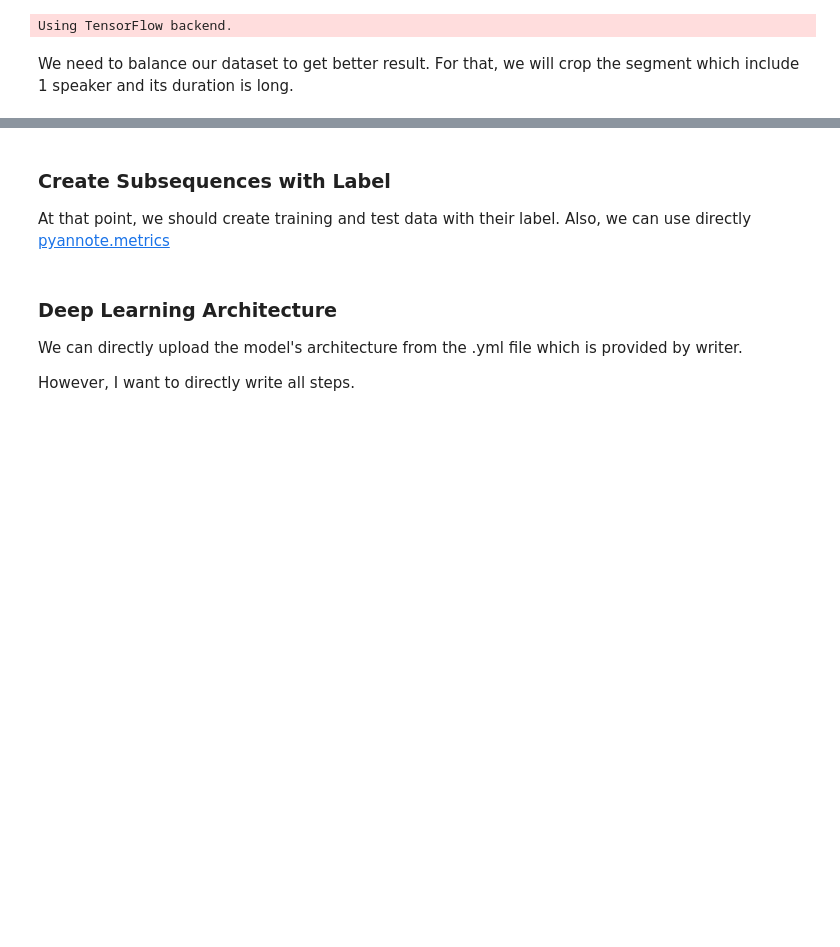
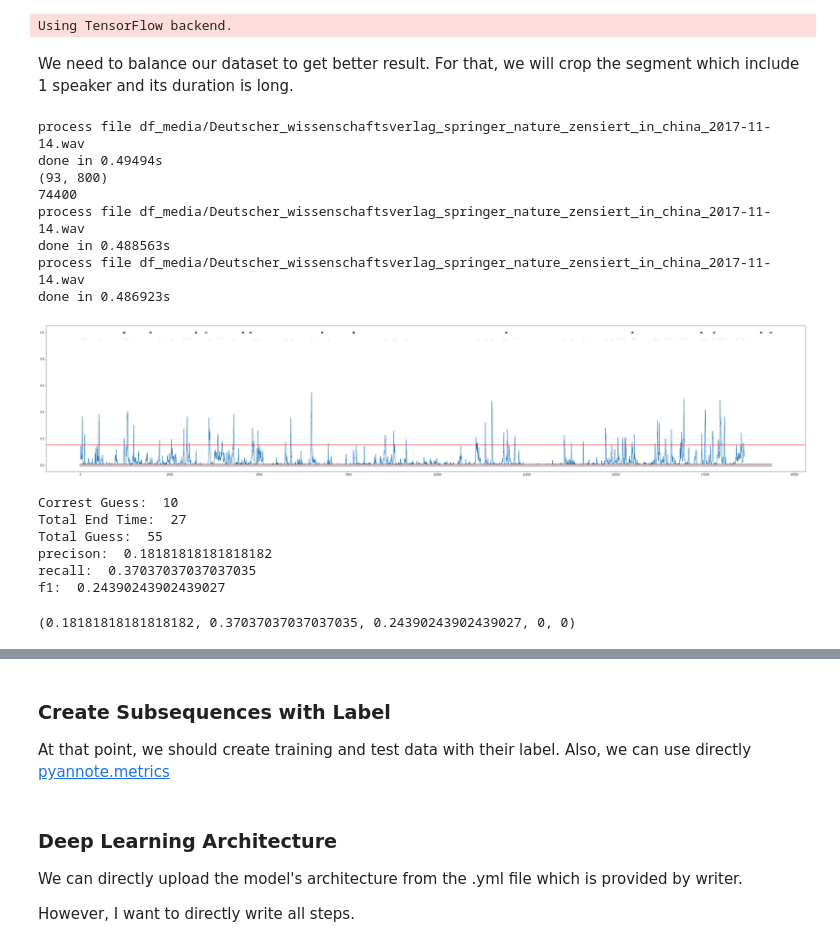
Before and after one commit to hedonistrh/SpChangeDetect, a Jupyter notebook: BiLSTM.ipynb, the cells around one changed output, grey strips where cells are left out. Cells and saved outputs as stored; diff of their text form; code cells hidden in the pictures; blank space fills up the shorter version.

Commit message:
Overlapping prediction has been added. however, it needs refactor.

```diff
--- a/BiLSTM.ipynb
+++ b/BiLSTM.ipynb
@@ -390,7 +417,7 @@ import tensorflow as tf
 from keras.utils.generic_utils import get_custom_objects
 
 
-frame_shape = (80, 59)
+frame_shape = (320, 59)
 
 ## Network Architecture
 
@@ -421,6 +448,6 @@ step_activation = layers.Dense(1, activation=step_activation, name='threshold_ac
 
 model = Model(input_frame, tdistributed_3)
 
-rmsprop = keras.optimizers.RMSprop(lr=0.001, rho=0.9, epsilon=0.0001, decay=0.0)
+rmsprop = keras.optimizers.RMSprop(lr=0.001, rho=0.9, epsilon=0.0001, decay=0.00001)
 
 model.compile(loss='binary_crossentropy', optimizer="rmsprop")
@@ -431,8 +460,8 @@ from keras.models import load_model
 import time
 
 
-how_many_step = 80
-how_many_repeat = 6
+how_many_step = 100
+how_many_repeat = 15
 
 ix_repeat = 0
 
@@ -452,10 +481,10 @@ while (ix_repeat < how_many_repeat):
         #print("relax")
         #time.sleep(2.5)
 
-        input_array, output_array = create_data_for_supervised ("./amicorpus/*/audio/", 10, 25, from_epi, from_epi+1, True, 6, False)
+        input_array, output_array = create_data_for_supervised ("./amicorpus/*/audio/", 10, 25, from_epi, from_epi+1, True, 6, False, feature_extractor="yaafe")
 
-        max_len = 800 # how many frame will be taken
-        step = 800 # step size.
+        max_len = 320 # how many frame will be taken
+        step = 320 # step size.
 
         input_array_specified = []
         output_array_specified = []
@@ -1260,8 +1404,6 @@ def txt_file_to_matrix (filename,  type_of_text, sr, featureplan, hop=10, win_le
         output_array[start_location:end_location+1] = 1.0
 
     return (output_array)
-# %%
-thres = 0.35
 # %% [markdown]
 We need to balance our dataset to get better result. For that, we will crop the segment which include 1 speaker and its duration is long.
 # %%
@@ -1283,13 +1425,15 @@ metric = DiarizationPurityCoverageFMeasure()
 seg_purity = SegmentationPurity()
 seg_coverage = SegmentationCoverage()
 
-def complete_evaluation_single_file(filename, hop, win_len, thres, model, sr, featureplan, show_graph_frame=True, feature_extractor="yaafe"):
+def complete_evaluation_single_file(filename, hop, win_len, thres, model, sr, featureplan, overlapping = False, show_graph_frame=True, feature_extractor="yaafe"):
 
     prediction_array, prediction_array_rav, prediction_array_msec = create_prediction(filename,
                                                                                       hop=hop, win_len=win_len,
                                                                                       threshold = thres, lstm_system=model,
                                                                                       feature_extractor=feature_extractor, sr=sr,
-                                                                                      featureplan=featureplan)
+                                                                                      featureplan=featureplan,
+                                                                                      overlapping=overlapping)
+
     ground_truth = txt_file_to_matrix(filename, "reference", sr, featureplan, hop=hop, win_len=win_len, feature_extractor=feature_extractor)
     prediction_output_array = txt_file_to_matrix(filename, "prediction", sr, featureplan, hop=hop, win_len=win_len, feature_extractor=feature_extractor)
 
@@ -1376,6 +1520,9 @@ def complete_evaluation_single_file(filename, hop, win_len, thres, model, sr, fe
     print ("recall: ", recall)
     print ("f1: ", f1)
 
+    purity = 0
+    coverage = 0
+
     try:
         protocol = get_protocol('AMI.SpeakerDiarization.MixHeadset')
 
@@ -1400,9 +1547,33 @@ def complete_evaluation_single_file(filename, hop, win_len, thres, model, sr, fe
         coverage = metric(reference, hypothesis)
         print ("Segmentation Coverage: ", coverage)
 
-        return (precision, recall, f1, purity, coverage)
+
     except:
         pass
+
+
+    return (precision, recall, f1, purity, coverage)
+# %%
+complete_evaluation_single_file(filename="Deutscher_wissenschaftsverlag_springer_nature_zensiert_in_china_2017-11-14", hop=10, win_len=25, thres = 0.15, model=model, feature_extractor="yaafe",
+                               sr=16000, featureplan = "featureplan_new.txt",
+                               overlapping=True)
+# %% [output]
+process file df_media/Deutscher_wissenschaftsverlag_springer_nature_zensiert_in_china_2017-11-14.wav
+done in 0.49494s
+(93, 800)
+74400
+process file df_media/Deutscher_wissenschaftsverlag_springer_nature_zensiert_in_china_2017-11-14.wav
+done in 0.488563s
+process file df_media/Deutscher_wissenschaftsverlag_springer_nature_zensiert_in_china_2017-11-14.wav
+done in 0.486923s
+[figure, added]
+Correst Guess:  10
+Total End Time:  27
+Total Guess:  55
+precison:  0.18181818181818182
+recall:  0.37037037037037035
+f1:  0.24390243902439027
+(0.18181818181818182, 0.37037037037037035, 0.24390243902439027, 0, 0)
 # %%
 %%time
 # 0.49
```
Also changed, not shown: parts of 18 cells of this notebook.
